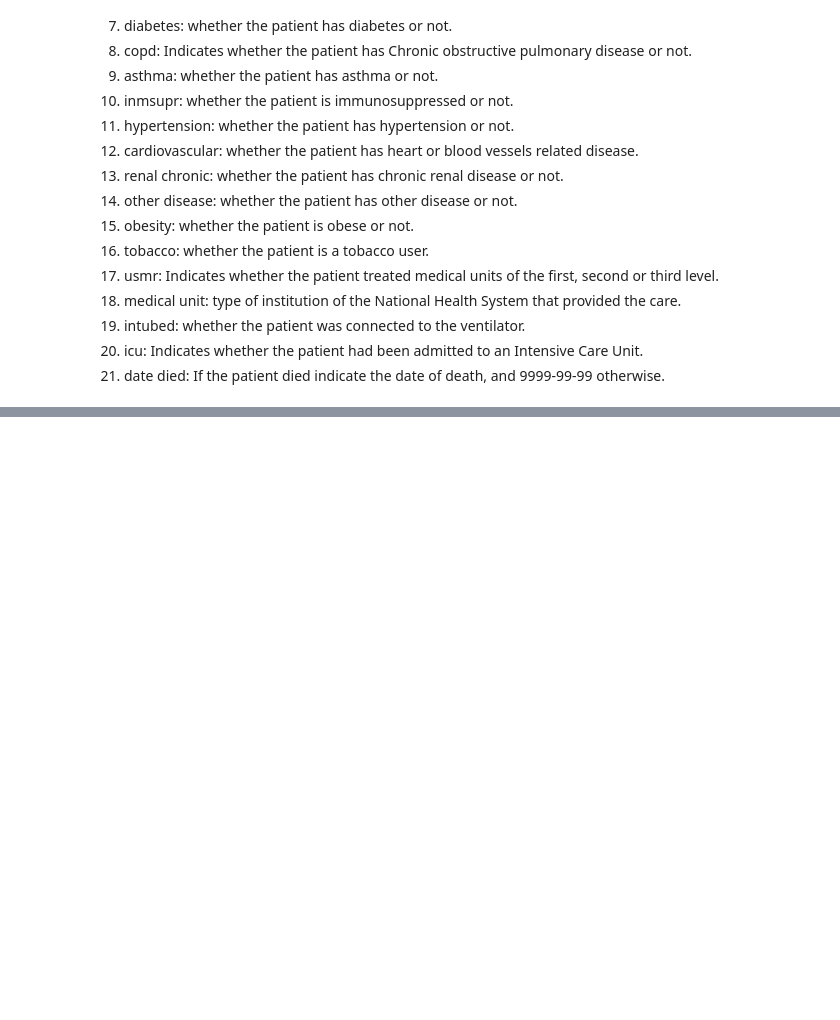
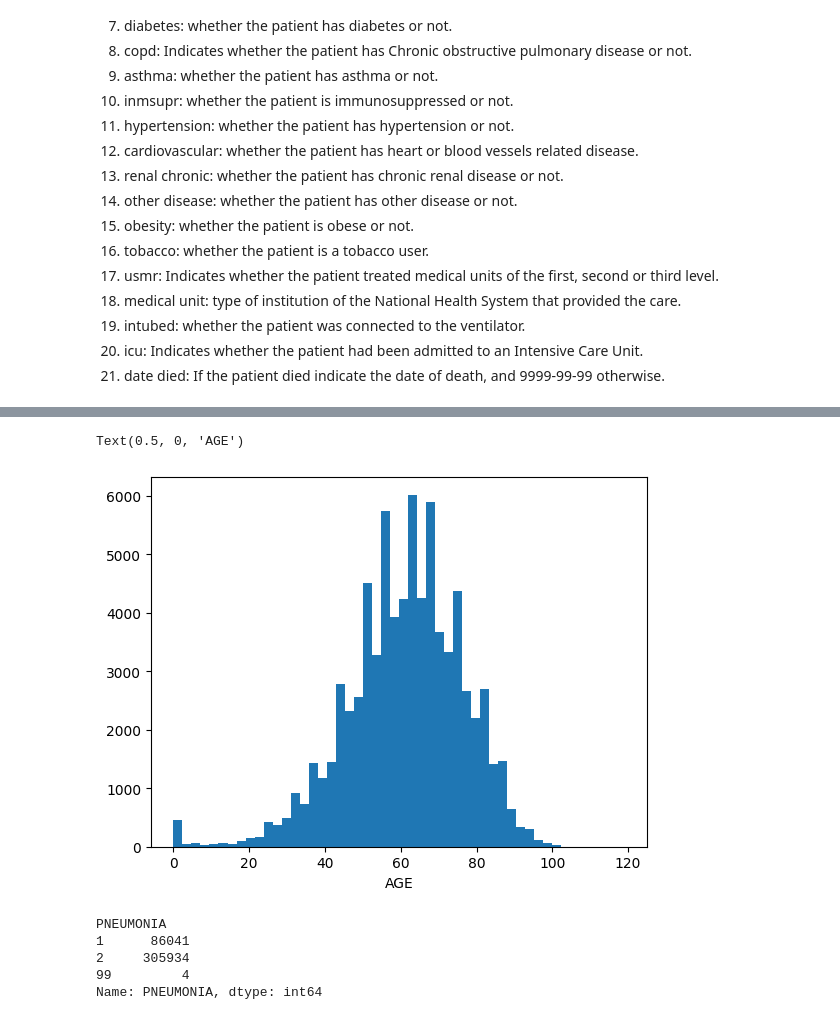
Before and after one commit to saks004/COVID-19-Dataset-Mexico, a Jupyter notebook: EDA.ipynb, the cells around one changed output, grey strips where cells are left out. Saved outputs shown, nothing was run; the diff lists cells and outputs as text; code cells hidden in the pictures; blank space fills up the shorter version.

```diff
--- a/EDA.ipynb
+++ b/EDA.ipynb
@@ -235,0 +351,21 @@ plt.show()
+# %%
+# Age distribution of people died due to covid by age
+
+died = df[df['DIED']== "Yes"]
+
+plt.hist(died['AGE'], bins= 50)
+plt.xlabel('AGE')
+# %% [output]
+Text(0.5, 0, 'AGE')
+[figure, added]
+# %%
+# Check whether the graph below is working correct group the data by age and pneumonia
+
+cd= covid_infected.groupby('AGE')['PNEUMONIA'].value_counts()
+cd.groupby('PNEUMONIA').sum()
+# %% [output]
+PNEUMONIA
+1      86041
+2     305934
+99         4
+Name: PNEUMONIA, dtype: int64
```
Also changed, not shown: parts of 51 cells of this notebook.
